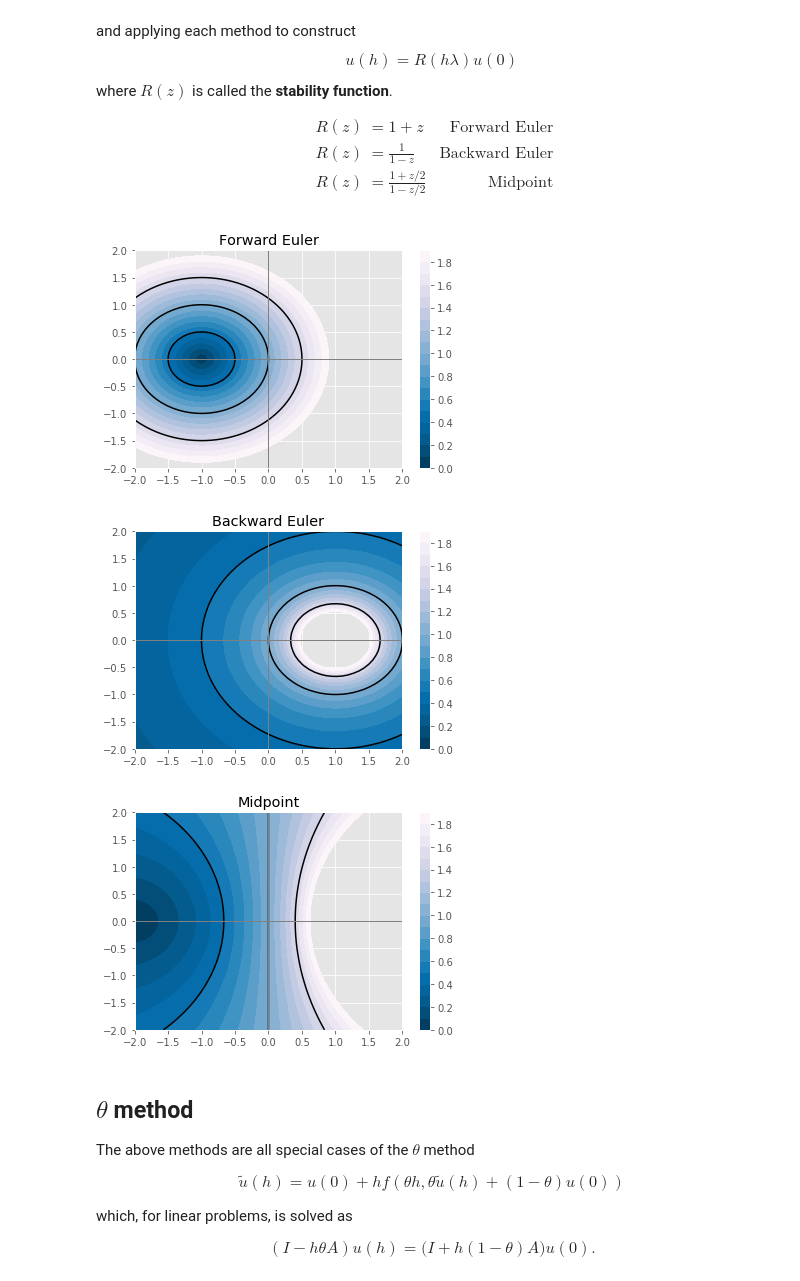
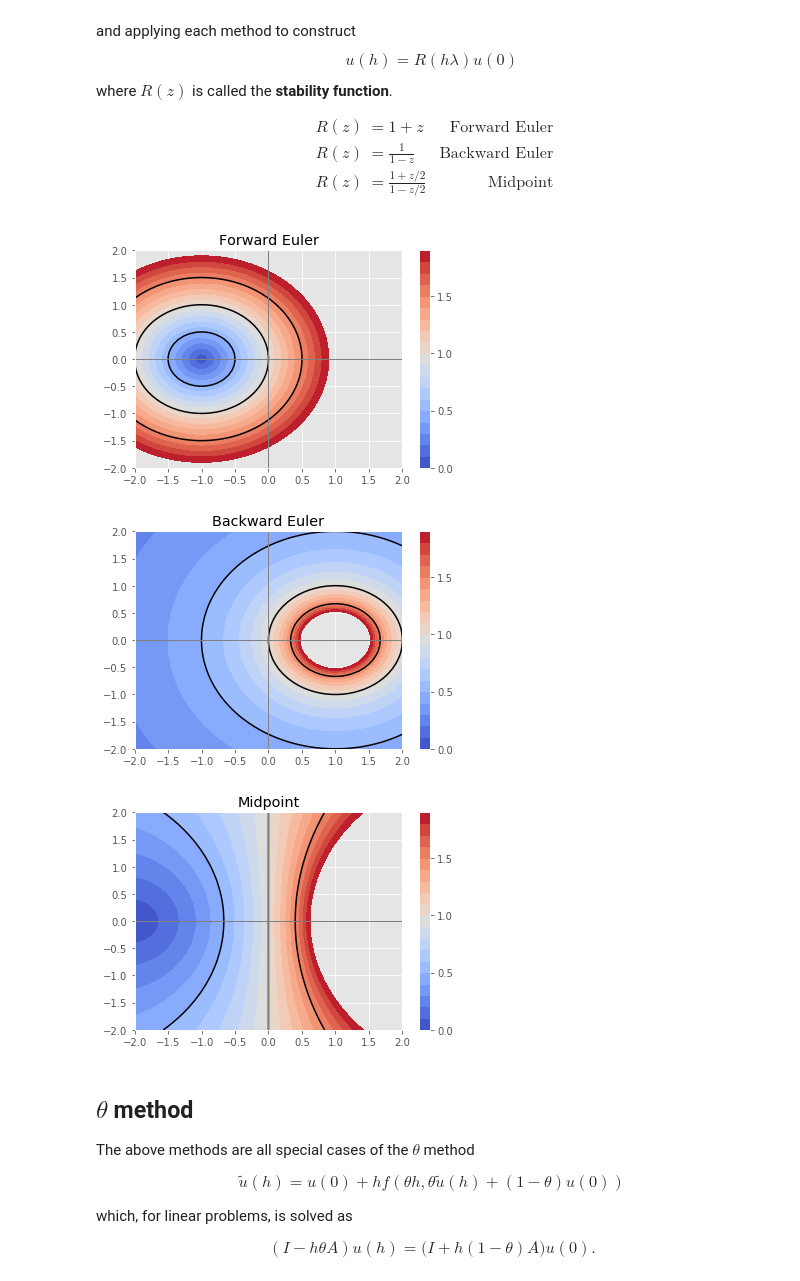
Before and after one commit to cu-numpde/numpde-fall2018, a Jupyter notebook: FDTransient.ipynb, the cells around one changed output. Drawn from its saved outputs; the diff is of its cells as text; code cells hidden in the pictures.

```diff
--- a/FDTransient.ipynb
+++ b/FDTransient.ipynb
@@ -248,25 +248,25 @@ R(z) &= \frac{1+z/2}{1-z/2} & \text{Midpoint}
 # %%
 def plot_stability(x, y, Rz, label):
     pyplot.figure()
-    C = pyplot.contourf(xx, yy, numpy.abs(Rz), numpy.arange(0,2,.1), cmap=pyplot.cm.PuBu_r)
-    pyplot.colorbar(C)
+    C = pyplot.contourf(xx, yy, numpy.abs(Rz), numpy.arange(0,2,.1), cmap=pyplot.cm.coolwarm)
+    pyplot.colorbar(C, ticks=numpy.linspace(0, 2, 5))
     pyplot.axvline(x=0, linewidth=1, color='grey')
     pyplot.axhline(y=0, linewidth=1, color='grey')
     pyplot.contour(xx, yy, numpy.abs(Rz), numpy.arange(0,2,.5), colors='k')
     pyplot.title(label)
 
 x = numpy.linspace(-2,2)
 xx, yy = numpy.meshgrid(x, x)
 zz = xx + 1j*yy
 Rlist = [('Forward Euler', 1+zz),
         ('Backward Euler', 1/(1-zz)),
         ('Midpoint', (1+zz/2)/(1-zz/2))]
 for Rlabel, R in Rlist:
     plot_stability(xx, yy, R, Rlabel)
 # %% [output]
-[figure, old version]
+[figure, new version]
-[figure, old version]
+[figure, new version]
-[figure, old version]
+[figure, new version]
 # %% [markdown]
 ## $\theta$ method
 
```
Also changed, not shown: parts of 13 cells of this notebook.
